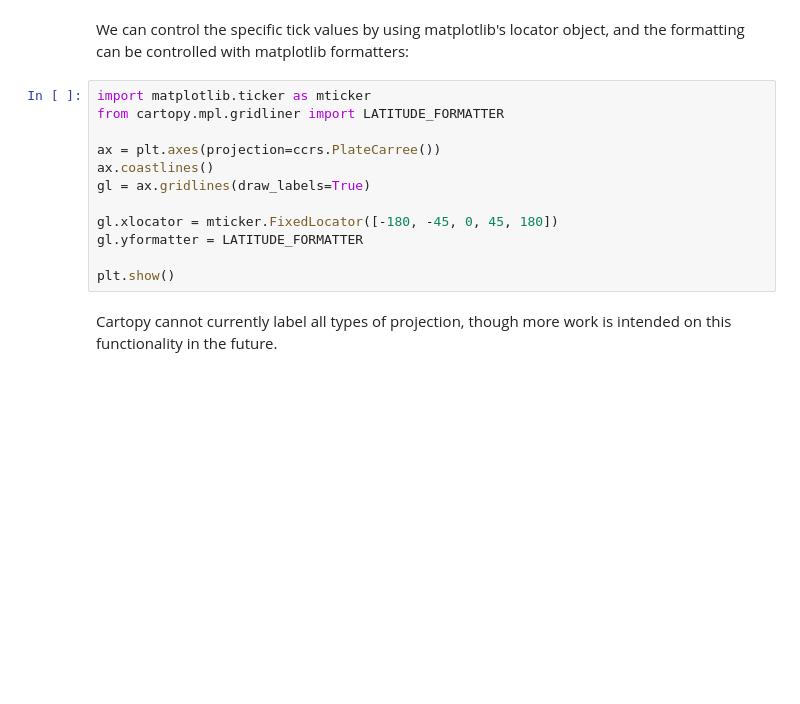
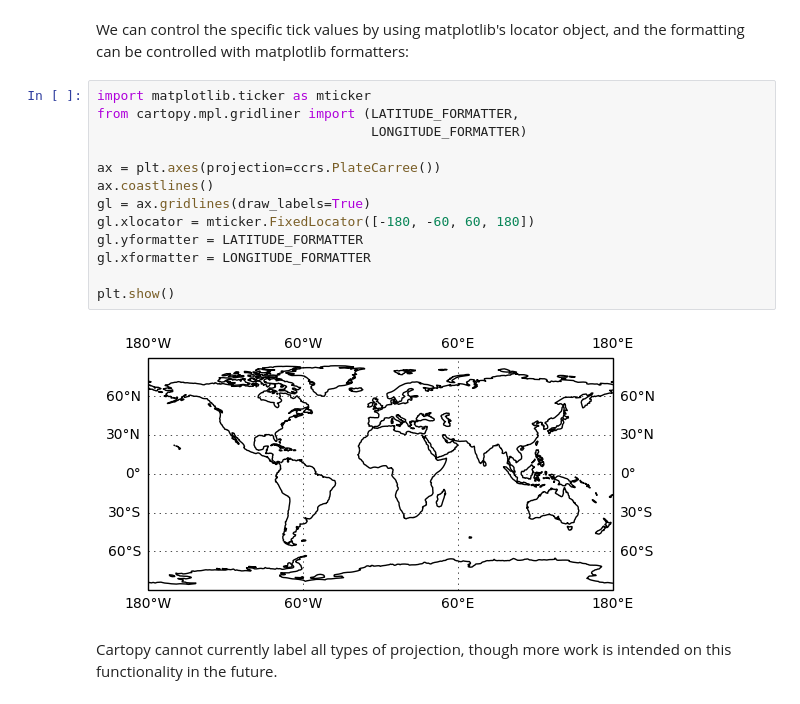
Before and after one commit to duncanwp/python_for_climate_scientists, a Jupyter notebook: course_content/notebooks/cartopy_intro.ipynb, the cells around one changed output. Saved outputs shown, nothing was run; the diff lists cells and outputs as text; blank space fills up the shorter version.

Commit message:
Minor adjustments to the cartopy notebook

```diff
--- a/course_content/notebooks/cartopy_intro.ipynb
+++ b/course_content/notebooks/cartopy_intro.ipynb
@@ -47,16 +57,19 @@ plt.show()
 We can control the specific tick values by using matplotlib's locator object, and the formatting can be controlled with matplotlib formatters:
 # %%
 import matplotlib.ticker as mticker
-from cartopy.mpl.gridliner import LATITUDE_FORMATTER
+from cartopy.mpl.gridliner import (LATITUDE_FORMATTER,
+                                   LONGITUDE_FORMATTER)
 
 ax = plt.axes(projection=ccrs.PlateCarree())
 ax.coastlines()
 gl = ax.gridlines(draw_labels=True)
-
-gl.xlocator = mticker.FixedLocator([-180, -45, 0, 45, 180])
+gl.xlocator = mticker.FixedLocator([-180, -60, 60, 180])
 gl.yformatter = LATITUDE_FORMATTER
+gl.xformatter = LONGITUDE_FORMATTER
 
 plt.show()
+# %% [output]
+[figure, added]
 # %% [markdown]
 Cartopy cannot currently label all types of projection, though more work is intended on this functionality in the future.
 # %% [markdown]
```
Also changed, not shown: parts of 10 cells of this notebook.
